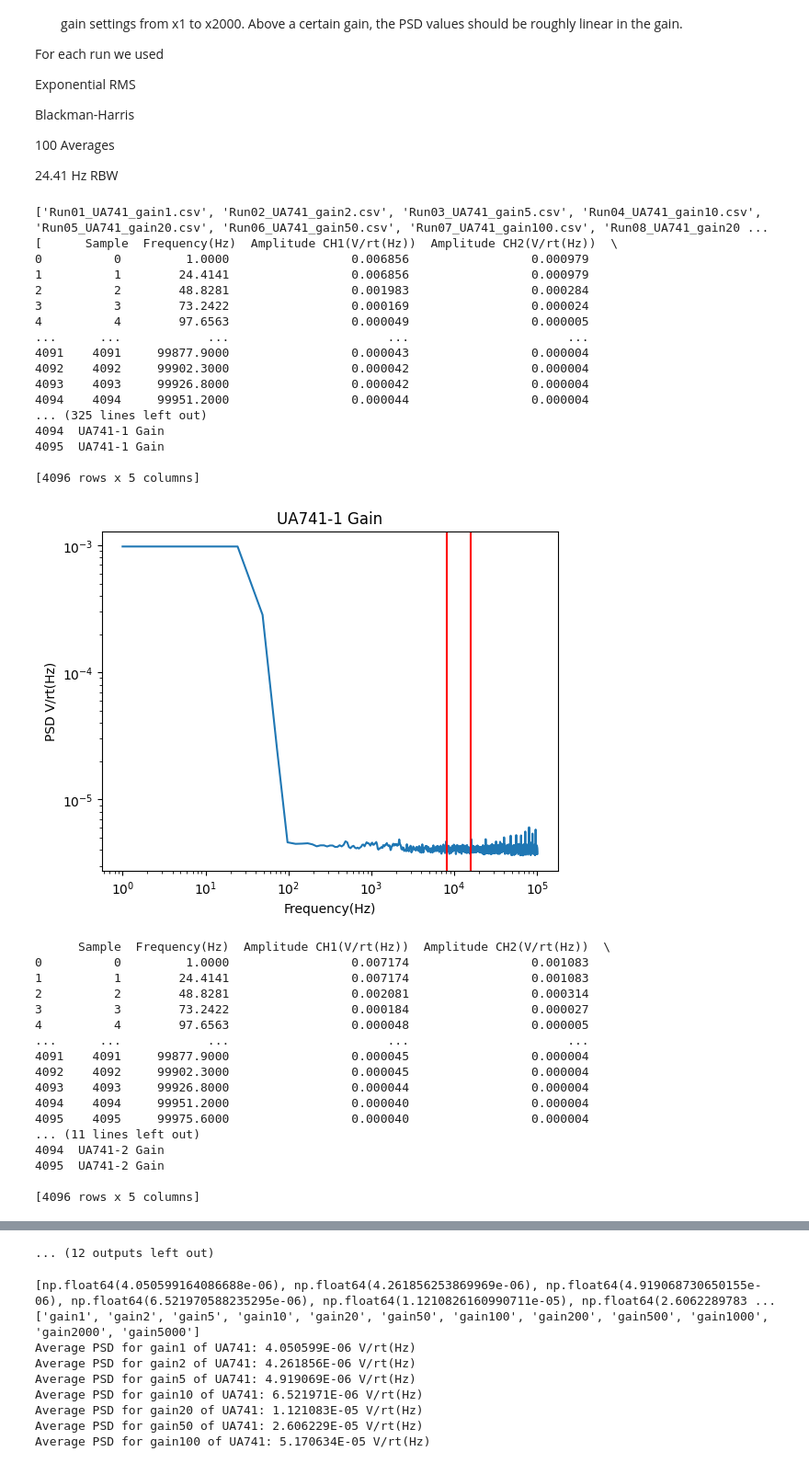
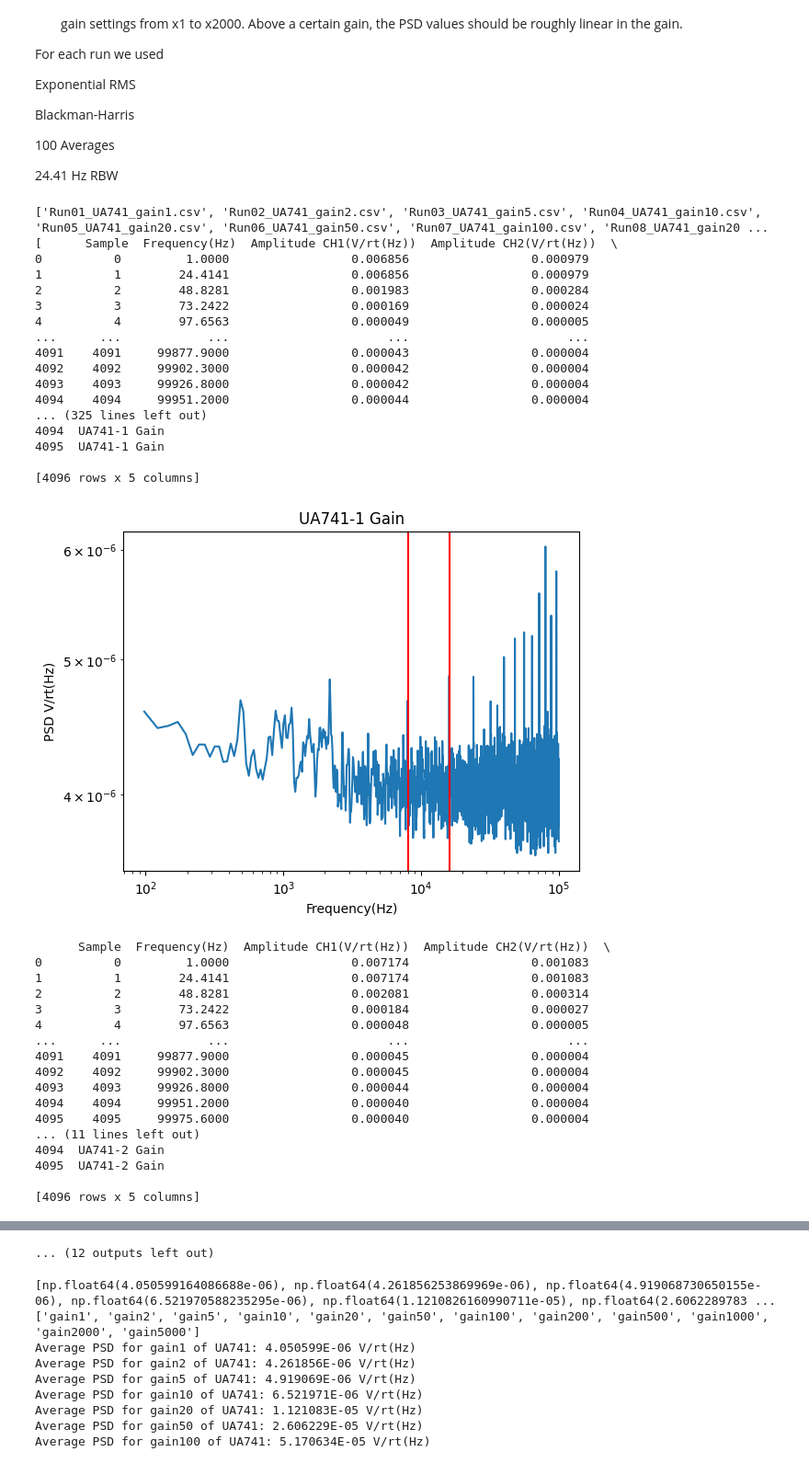
Before and after one commit to MazinDan/Analog_Lab_B, a Jupyter notebook: Lab_4_Report/Analog_Lab4.ipynb, the cells around one changed output, grey strips where cells are left out. Shown at 92% size. Saved outputs shown, nothing was run; the diff lists cells and outputs as text; code cells hidden in the pictures.

Commit message:
Fix for bug in 4c.10, 4b.11, trim bad data from front of UA741 plots

```diff
--- a/Lab_4_Report/Analog_Lab4.ipynb
+++ b/Lab_4_Report/Analog_Lab4.ipynb
@@ -415,35 +415,35 @@ print(ua741_gain_frames)
 
 for frame in ua741_gain_frames:
     plt.figure()
     plt.xscale('log')
     plt.yscale('log')
     plt.title(frame['Title'][0])
     plt.xlabel('Frequency(Hz)')
     plt.ylabel('PSD V/rt(Hz)')
-    plt.plot(frame['Frequency(Hz)'], frame['Amplitude CH2(V/rt(Hz))'])
+    plt.plot(frame['Frequency(Hz)'][4:], frame['Amplitude CH2(V/rt(Hz))'][4:])
     plt.axvline(x=frame['Frequency(Hz)'][332], color='r')
     plt.axvline(x=frame['Frequency(Hz)'][655], color='r')
     print(frame)
     plt.show()
 # %% [output]
 ['Run01_UA741_gain1.csv', 'Run02_UA741_gain2.csv', 'Run03_UA741_gain5.csv', 'Run04_UA741_gain10.csv', 'Run05_UA741_gain20.csv', 'Run06_UA741_gain50.csv', 'Run07_UA741_gain100.csv', 'Run08_UA741_gain20 ...
 [      Sample  Frequency(Hz)  Amplitude CH1(V/rt(Hz))  Amplitude CH2(V/rt(Hz))  \
 0          0         1.0000                 0.006856                 0.000979
 1          1        24.4141                 0.006856                 0.000979
 2          2        48.8281                 0.001983                 0.000284
 3          3        73.2422                 0.000169                 0.000024
 4          4        97.6563                 0.000049                 0.000005
 ...      ...            ...                      ...                      ...
 4091    4091     99877.9000                 0.000043                 0.000004
 4092    4092     99902.3000                 0.000042                 0.000004
 4093    4093     99926.8000                 0.000042                 0.000004
 4094    4094     99951.2000                 0.000044                 0.000004
 ... (325 lines left out)
 4094  UA741-1 Gain
 4095  UA741-1 Gain
 
 [4096 rows x 5 columns]
-[figure, old version]
+[figure, new version]
       Sample  Frequency(Hz)  Amplitude CH1(V/rt(Hz))  Amplitude CH2(V/rt(Hz))  \
 0          0         1.0000                 0.007174                 0.001083
 1          1        24.4141                 0.007174                 0.001083
```
Also changed, not shown: parts of 3 cells of this notebook.
